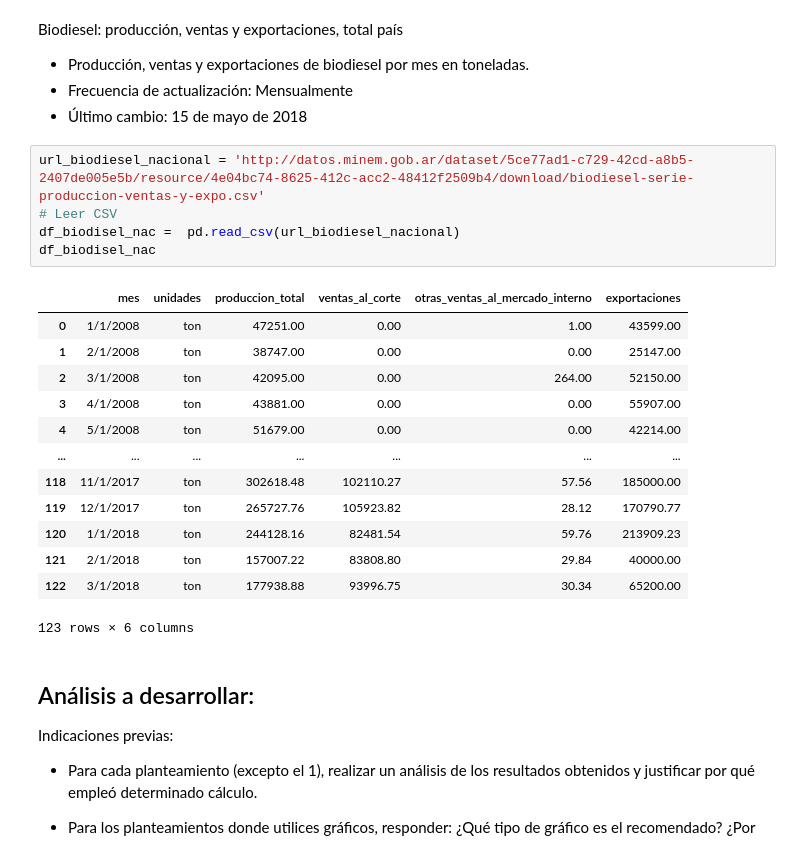
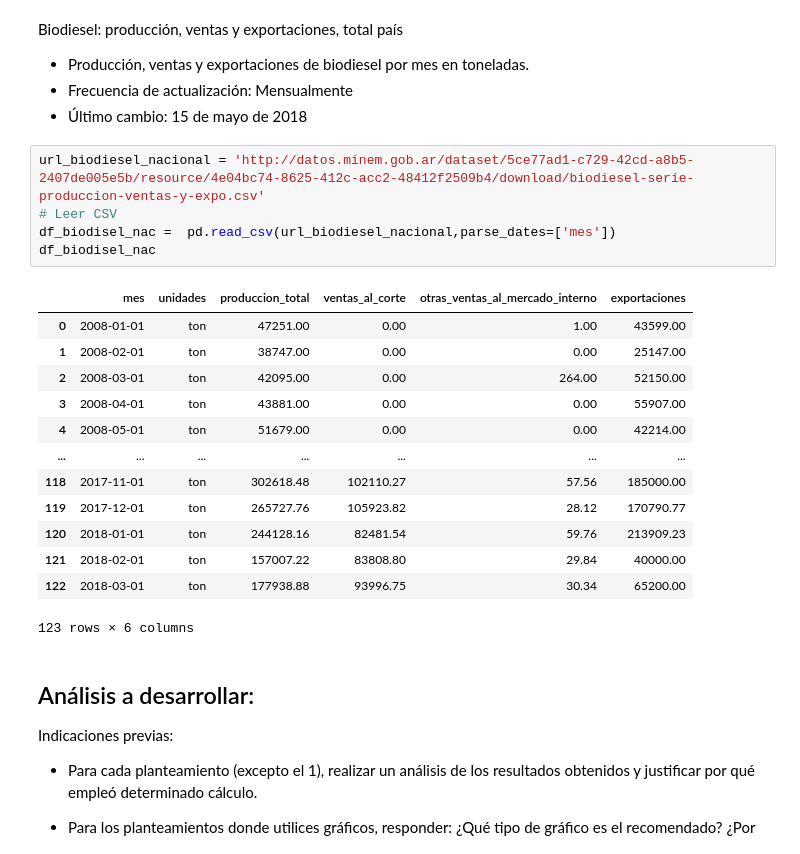
Before and after one commit to sauritlucas/MentoriaBiocombustible, a Jupyter notebook: Practico_de_Analisis_y_Visualizacion_copia.ipynb, the cells around one changed output. Cells and saved outputs as stored; diff of their text form.

```diff
--- a/Practico_de_Analisis_y_Visualizacion_copia.ipynb
+++ b/Practico_de_Analisis_y_Visualizacion_copia.ipynb
@@ -430,21 +430,21 @@ Biodiesel: producción, ventas y exportaciones, total país
 # %%
 url_biodiesel_nacional = 'http://datos.minem.gob.ar/dataset/5ce77ad1-c729-42cd-a8b5-2407de005e5b/resource/4e04bc74-8625-412c-acc2-48412f2509b4/download/biodiesel-serie-produccion-ventas-y-expo.csv'
 # Leer CSV
-df_biodisel_nac =  pd.read_csv(url_biodiesel_nacional)
+df_biodisel_nac =  pd.read_csv(url_biodiesel_nacional,parse_dates=['mes'])
 df_biodisel_nac
 # %% [output]
 |  | mes | unidades | produccion_total | ventas_al_corte | otras_ventas_al_mercado_interno | exportaciones |
-| 0 | 1/1/2008 | ton | 47251.00 | 0.00 | 1.00 | 43599.00 |
-| 1 | 2/1/2008 | ton | 38747.00 | 0.00 | 0.00 | 25147.00 |
-| 2 | 3/1/2008 | ton | 42095.00 | 0.00 | 264.00 | 52150.00 |
-| 3 | 4/1/2008 | ton | 43881.00 | 0.00 | 0.00 | 55907.00 |
-| 4 | 5/1/2008 | ton | 51679.00 | 0.00 | 0.00 | 42214.00 |
+| 0 | 2008-01-01 | ton | 47251.00 | 0.00 | 1.00 | 43599.00 |
+| 1 | 2008-02-01 | ton | 38747.00 | 0.00 | 0.00 | 25147.00 |
+| 2 | 2008-03-01 | ton | 42095.00 | 0.00 | 264.00 | 52150.00 |
+| 3 | 2008-04-01 | ton | 43881.00 | 0.00 | 0.00 | 55907.00 |
+| 4 | 2008-05-01 | ton | 51679.00 | 0.00 | 0.00 | 42214.00 |
 | ... | ... | ... | ... | ... | ... | ... |
-| 118 | 11/1/2017 | ton | 302618.48 | 102110.27 | 57.56 | 185000.00 |
-| 119 | 12/1/2017 | ton | 265727.76 | 105923.82 | 28.12 | 170790.77 |
-| 120 | 1/1/2018 | ton | 244128.16 | 82481.54 | 59.76 | 213909.23 |
-| 121 | 2/1/2018 | ton | 157007.22 | 83808.80 | 29.84 | 40000.00 |
-| 122 | 3/1/2018 | ton | 177938.88 | 93996.75 | 30.34 | 65200.00 |
+| 118 | 2017-11-01 | ton | 302618.48 | 102110.27 | 57.56 | 185000.00 |
+| 119 | 2017-12-01 | ton | 265727.76 | 105923.82 | 28.12 | 170790.77 |
+| 120 | 2018-01-01 | ton | 244128.16 | 82481.54 | 59.76 | 213909.23 |
+| 121 | 2018-02-01 | ton | 157007.22 | 83808.80 | 29.84 | 40000.00 |
+| 122 | 2018-03-01 | ton | 177938.88 | 93996.75 | 30.34 | 65200.00 |
 123 rows × 6 columns
 # %% [markdown]
 ## Análisis a desarrollar:
```
Also changed, not shown: parts of 40 cells of this notebook.
